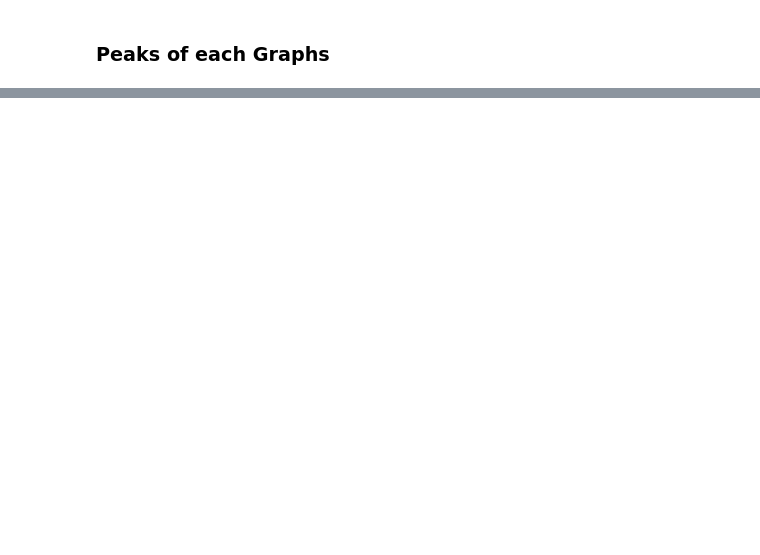
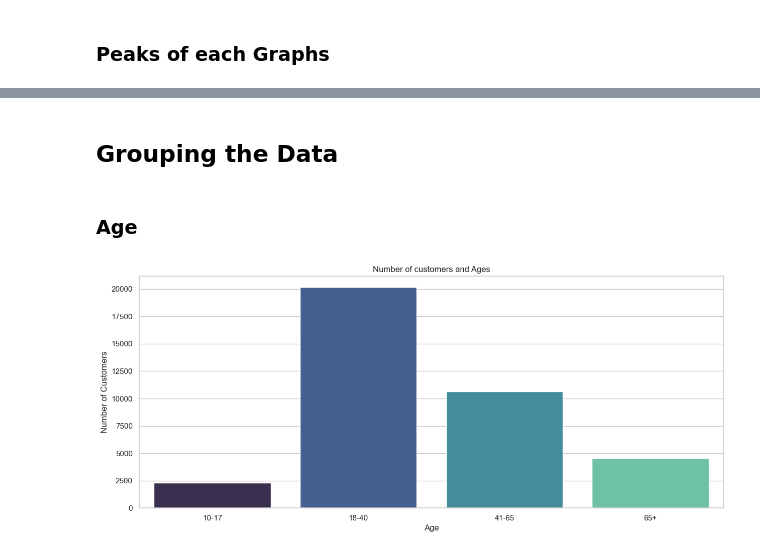
Before and after one commit to Lafri-13/dsgp-group23-business-data-harbour, a Jupyter notebook: CustomerSegmentation.ipynb, the cells around one changed output, grey strips where cells are left out. Saved outputs shown, nothing was run; the diff lists cells and outputs as text; code cells hidden in the pictures; blank space fills up the shorter version.

```diff
--- a/CustomerSegmentation.ipynb
+++ b/CustomerSegmentation.ipynb
@@ -85,0 +95,22 @@ plt.show()
+# %% [markdown]
+## Grouping the Data
+# %% [markdown]
+### Age
+# %%
+# Assigning the range group
+age_10_17 = df.Age[(df.Age >= 10) & (df.Age <=17)]
+age_18_40 = df.Age[(df.Age >= 18) & (df.Age <=40)]
+age_41_65 = df.Age[(df.Age >= 41) & (df.Age <=65)]
+age_65above = df.Age[df.Age >= 66]
+
+# bar graph for each group
+age_x = ['10-17', '18-40', '41-65', '65+']
+age_y = [len(age_10_17.values), len(age_18_40.values), len(age_41_65.values), len(age_65above.values)]
+plt.figure(figsize=(15,6))
+sns.barplot(x=age_x, y=age_y, palette='mako')
+plt.title("Number of customers and Ages")
+plt.xlabel("Age")
+plt.ylabel("Number of Customers")
+plt.show()
+# %% [output]
+[figure, added]
```
Also changed, not shown: parts of 8 cells of this notebook.
